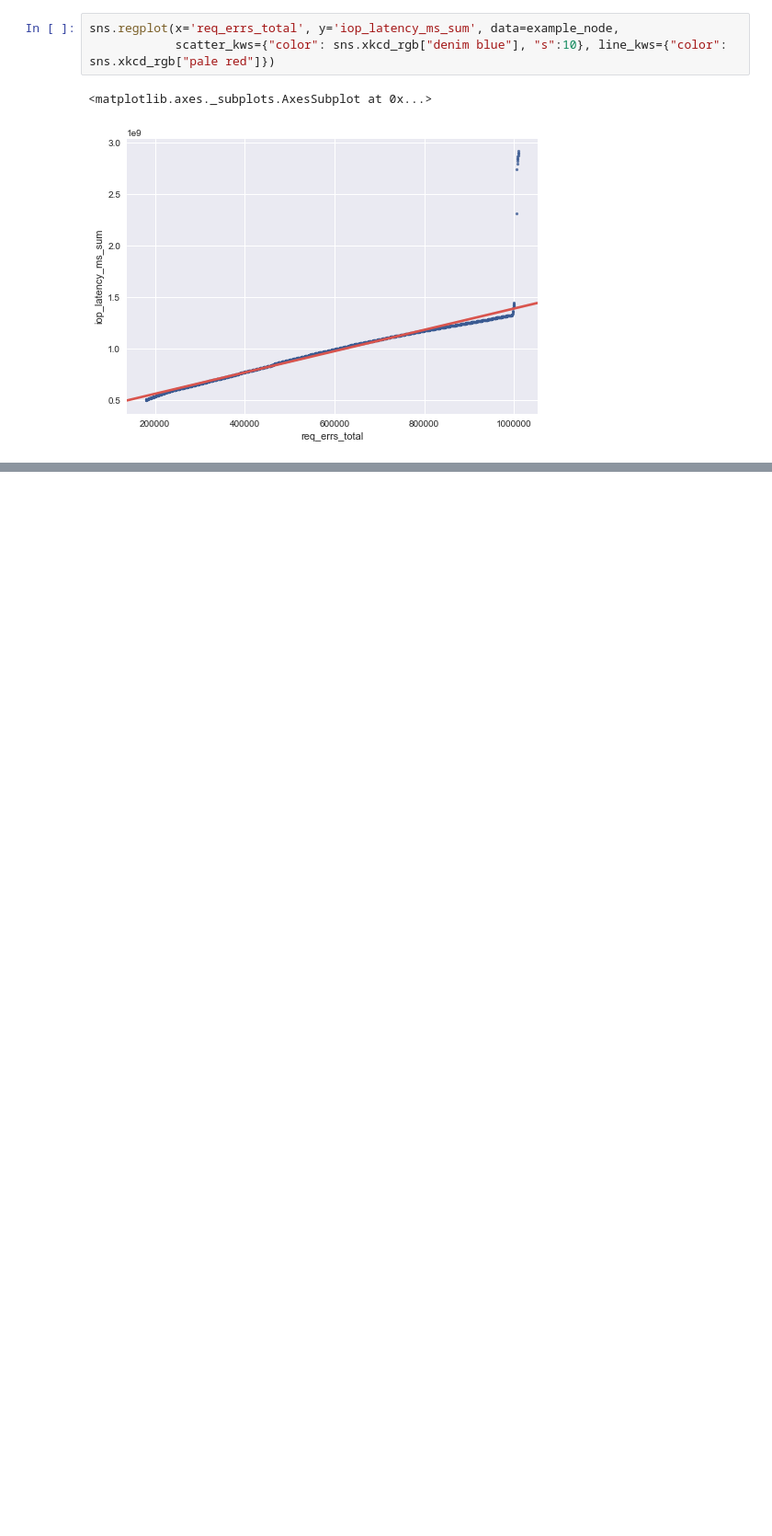
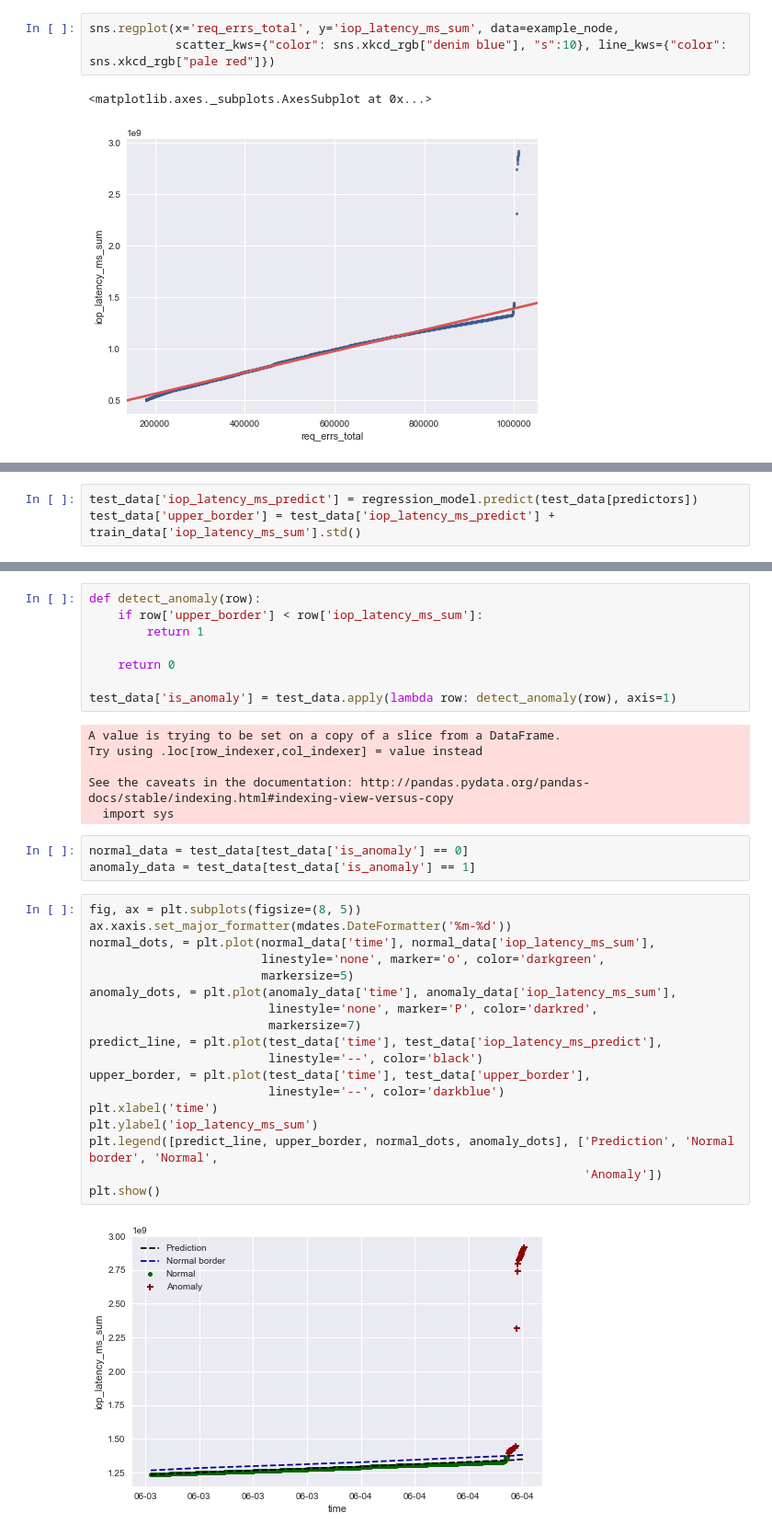
Before and after one commit to TheAviat0r/BC_thesis, a Jupyter notebook: final_thesis.ipynb, the cells around one changed output, grey strips where cells are left out. Shown at 92% size. Saved outputs shown, nothing was run; the diff lists cells and outputs as text; blank space fills up the shorter version.

```diff
--- a/final_thesis.ipynb
+++ b/final_thesis.ipynb
@@ -327,0 +267,3 @@ sns.regplot(x='req_errs_total', y='iop_latency_ms_sum', data=example_node,
+# %%
+test_data['iop_latency_ms_predict'] = regression_model.predict(test_data[predictors])
+test_data['upper_border'] = test_data['iop_latency_ms_predict'] + train_data['iop_latency_ms_sum'].std()
@@ -327,0 +280,37 @@ sns.regplot(x='req_errs_total', y='iop_latency_ms_sum', data=example_node,
+# %%
+def detect_anomaly(row):
+    if row['upper_border'] < row['iop_latency_ms_sum']:
+        return 1
+
+    return 0
+
+test_data['is_anomaly'] = test_data.apply(lambda row: detect_anomaly(row), axis=1)
+# %% [output]
+A value is trying to be set on a copy of a slice from a DataFrame.
+Try using .loc[row_indexer,col_indexer] = value instead
+
+See the caveats in the documentation: http://pandas.pydata.org/pandas-docs/stable/indexing.html#indexing-view-versus-copy
+  import sys
+# %%
+normal_data = test_data[test_data['is_anomaly'] == 0]
+anomaly_data = test_data[test_data['is_anomaly'] == 1]
+# %%
+fig, ax = plt.subplots(figsize=(8, 5))
+ax.xaxis.set_major_formatter(mdates.DateFormatter('%m-%d'))
+normal_dots, = plt.plot(normal_data['time'], normal_data['iop_latency_ms_sum'],
+                        linestyle='none', marker='o', color='darkgreen',
+                        markersize=5)
+anomaly_dots, = plt.plot(anomaly_data['time'], anomaly_data['iop_latency_ms_sum'],
+                         linestyle='none', marker='P', color='darkred',
+                         markersize=7)
+predict_line, = plt.plot(test_data['time'], test_data['iop_latency_ms_predict'],
+                         linestyle='--', color='black')
+upper_border, = plt.plot(test_data['time'], test_data['upper_border'],
+                         linestyle='--', color='darkblue')
+plt.xlabel('time')
+plt.ylabel('iop_latency_ms_sum')
+plt.legend([predict_line, upper_border, normal_dots, anomaly_dots], ['Prediction', 'Normal border', 'Normal',
+                                                                     'Anomaly'])
+plt.show()
+# %% [output]
+[figure, added]
```
Also changed, not shown: parts of 30 cells of this notebook.
